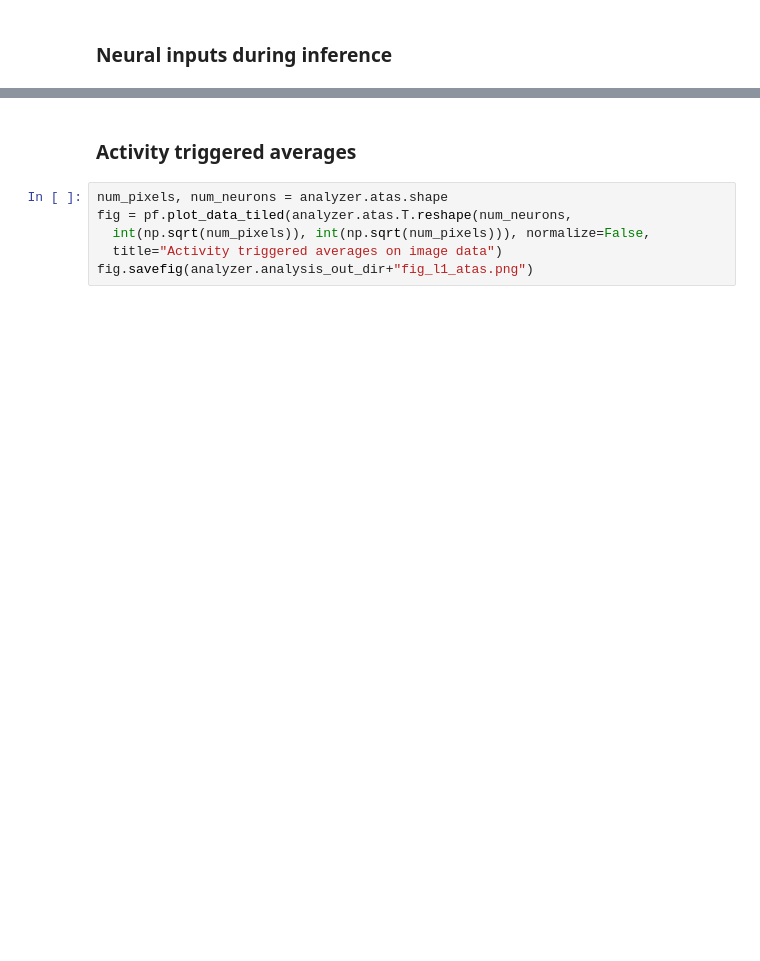
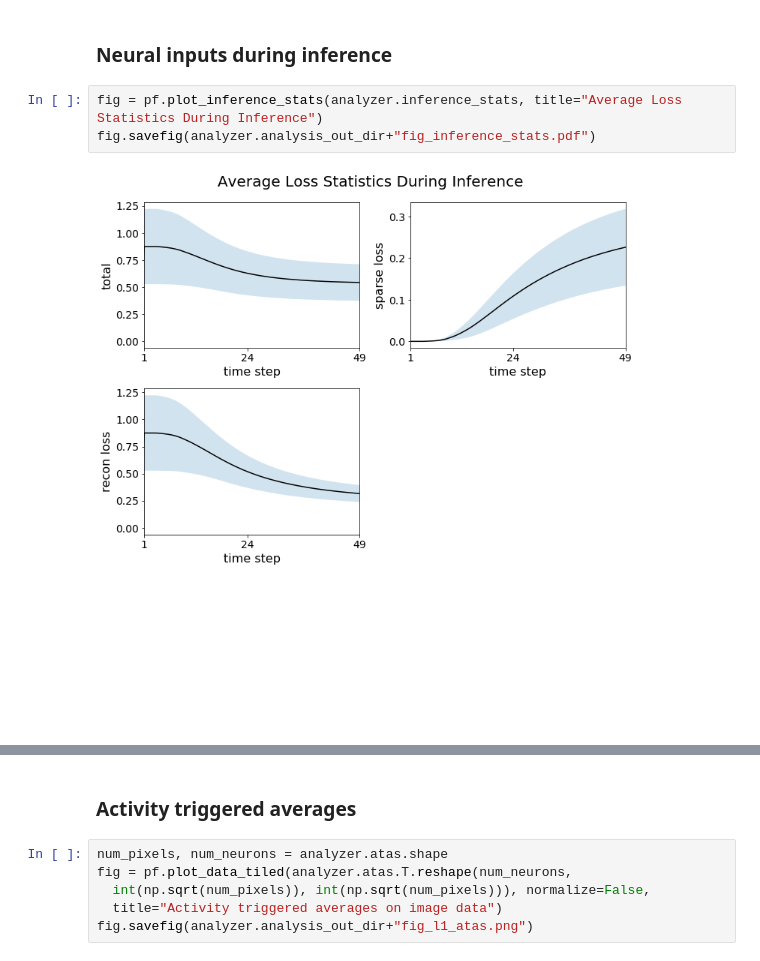
Before and after one commit to dpaiton/DeepSparseCoding, a Jupyter notebook: vis_lca_pca.ipynb, the cells around one changed output, grey strips where cells are left out. Saved outputs shown, nothing was run; the diff lists cells and outputs as text; blank space fills up the shorter version.

```diff
--- a/vis_lca_pca.ipynb
+++ b/vis_lca_pca.ipynb
@@ -56,5 +58,10 @@ fig.savefig(analyzer.analysis_out_dir+"fig_run_stats.png")
 # %% [markdown]
 ### Neural inputs during inference
+# %%
+fig = pf.plot_inference_stats(analyzer.inference_stats, title="Average Loss Statistics During Inference")
+fig.savefig(analyzer.analysis_out_dir+"fig_inference_stats.pdf")
+# %% [output]
+[figure, added]
 # %%
 fig = pf.plot_inference_traces(analyzer.inference_stats, analyzer.model_schedule[0]["sparse_mult"], 0)
 fig.savefig(analyzer.analysis_out_dir+"fig_inference_traces.pdf")
```
Also changed, not shown: parts of 9 cells of this notebook, 5 other files.
